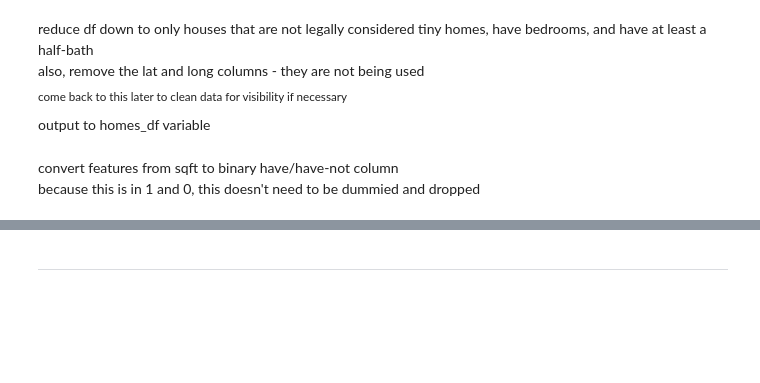
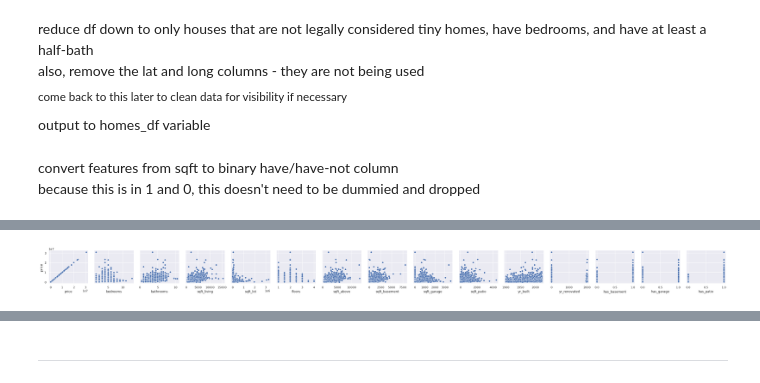
Before and after one commit to ParkedHampster/Modeled_Homes-Phase_2, a Jupyter notebook: individual_notebooks/jd.ipynb, the cells around one changed output, grey strips where cells are left out. Cells and saved outputs as stored; diff of their text form; code cells hidden in the pictures; blank space fills up the shorter version.

```diff
--- a/individual_notebooks/jd.ipynb
+++ b/individual_notebooks/jd.ipynb
@@ -93,0 +151,8 @@ kc_only.head()
+# %%
+sns.set()
+# %%
+#fig, ax = plt.subplots()
+sns.PairGrid(homes_df.iloc[:,2:],y_vars='price').map(sns.scatterplot)
+'';
+# %% [output]
+[figure, added]
```
Also changed, not shown: parts of 25 cells of this notebook, 1 other file.
